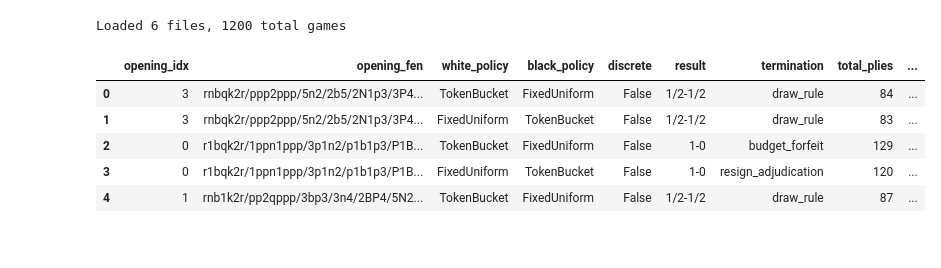
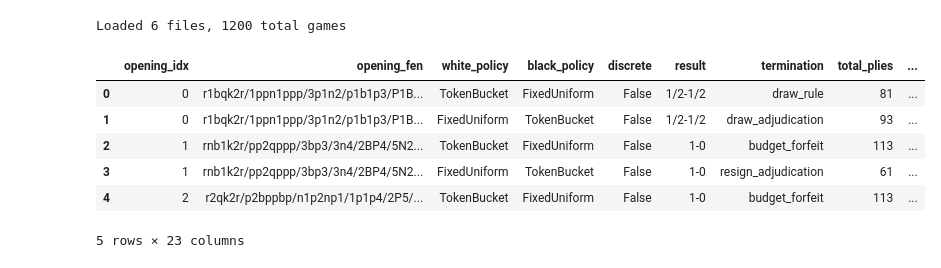
Before and after one commit to JiaXuKhoo/chessTimeManagement, a Jupyter notebook: tournament_results_explore.ipynb, the cells around one changed output. Saved outputs shown, nothing was run; the diff lists cells and outputs as text; code cells hidden in the pictures.

```diff
--- a/tournament_results_explore.ipynb
+++ b/tournament_results_explore.ipynb
@@ -2,26 +2,27 @@
 import pandas as pd
 from pathlib import Path
 # %%
-RESULTS_DIR = Path("tournament_results_probe")  # change if needed
+RESULTS_DIR = Path("tournament_results_probe_15M")  # change if needed
 
 dfs = []
 for f in RESULTS_DIR.glob("*.csv"):
     df = pd.read_csv(f)
     df["source_file"] = f.name
     dfs.append(df)
 
 combined = pd.concat(dfs, ignore_index=True)
 
 print(f"Loaded {len(dfs)} files, {len(combined)} total games")
 combined.head()
 # %% [output]
 Loaded 6 files, 1200 total games
 |  | opening_idx | opening_fen | white_policy | black_policy | discrete | result | termination | total_plies | ... |
-| 0 | 3 | rnbqk2r/ppp2ppp/5n2/2b5/2N1p3/3P4... | TokenBucket | FixedUniform | False | 1/2-1/2 | draw_rule | 84 | ... |
-| 1 | 3 | rnbqk2r/ppp2ppp/5n2/2b5/2N1p3/3P4... | FixedUniform | TokenBucket | False | 1/2-1/2 | draw_rule | 83 | ... |
-| 2 | 0 | r1bqk2r/1ppn1ppp/3p1n2/p1b1p3/P1B... | TokenBucket | FixedUniform | False | 1-0 | budget_forfeit | 129 | ... |
-| 3 | 0 | r1bqk2r/1ppn1ppp/3p1n2/p1b1p3/P1B... | FixedUniform | TokenBucket | False | 1-0 | resign_adjudication | 120 | ... |
-| 4 | 1 | rnb1k2r/pp2qppp/3bp3/3n4/2BP4/5N2... | TokenBucket | FixedUniform | False | 1/2-1/2 | draw_rule | 87 | ... |
+| 0 | 0 | r1bqk2r/1ppn1ppp/3p1n2/p1b1p3/P1B... | TokenBucket | FixedUniform | False | 1/2-1/2 | draw_rule | 81 | ... |
+| 1 | 0 | r1bqk2r/1ppn1ppp/3p1n2/p1b1p3/P1B... | FixedUniform | TokenBucket | False | 1/2-1/2 | draw_adjudication | 93 | ... |
+| 2 | 1 | rnb1k2r/pp2qppp/3bp3/3n4/2BP4/5N2... | TokenBucket | FixedUniform | False | 1-0 | budget_forfeit | 113 | ... |
+| 3 | 1 | rnb1k2r/pp2qppp/3bp3/3n4/2BP4/5N2... | FixedUniform | TokenBucket | False | 1-0 | resign_adjudication | 61 | ... |
+| 4 | 2 | r2qk2r/p2bppbp/n1p2np1/1p1p4/2P5/... | TokenBucket | FixedUniform | False | 1-0 | budget_forfeit | 113 | ... |
+5 rows × 23 columns
 # %%
 combined.info()
 # %% [output]
```
Also changed, not shown: parts of 47 cells of this notebook, 2 other files.
